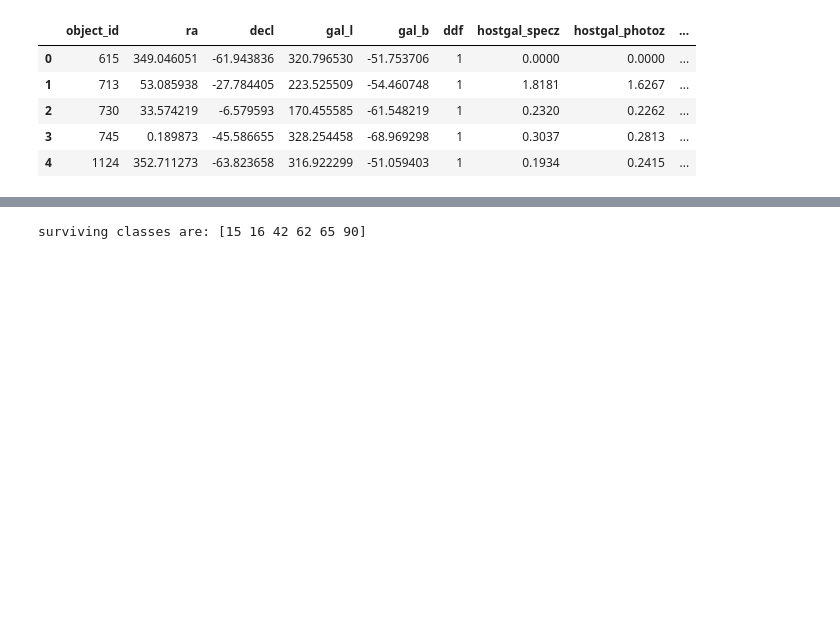
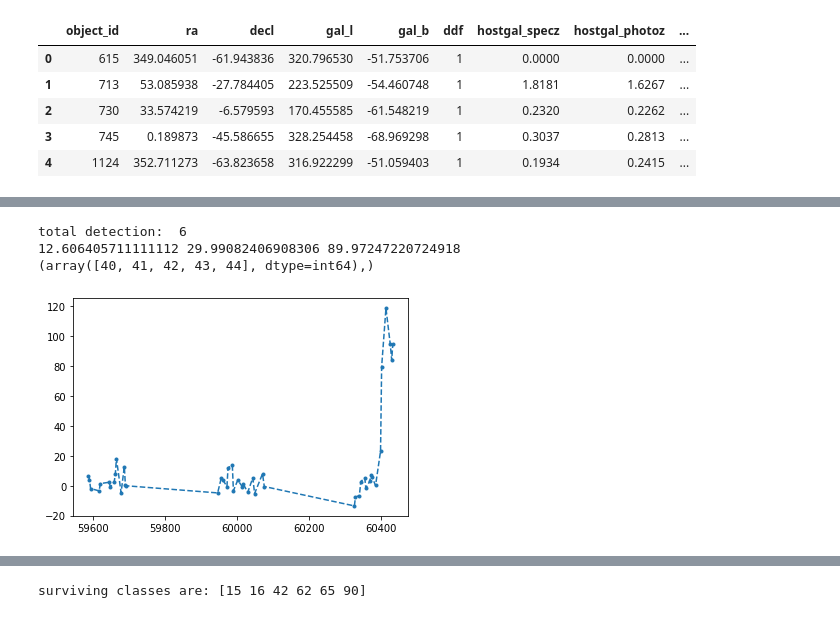
Before and after one commit to frmunozz/irregular-bag-of-pattern, a Jupyter notebook: notebooks/preprocessing.ipynb, the cells around one changed output, grey strips where cells are left out. Saved outputs shown, nothing was run; the diff lists cells and outputs as text; code cells hidden in the pictures; blank space fills up the shorter version.

```diff
--- a/notebooks/preprocessing.ipynb
+++ b/notebooks/preprocessing.ipynb
@@ -42,0 +83,13 @@ Text(0.5, 1.0, 'Number of timeseries per class')
+# %%
+i = 18
+print("total detection: ", total_detected[i])
+plt.plot(t_before[i], d_before[i], '.--')
+sigma = np.std(d_before[i])
+mu = np.mean(d_before[i])
+print(mu, sigma, 3*sigma)
+print(np.where(np.abs(d_before[i]) > sigma))
+# %% [output]
+total detection:  6
+12.606405711111112 29.99082406908306 89.97247220724918
+(array([40, 41, 42, 43, 44], dtype=int64),)
+[figure, added]
```
Also changed, not shown: parts of 27 cells of this notebook, 1 other file.
